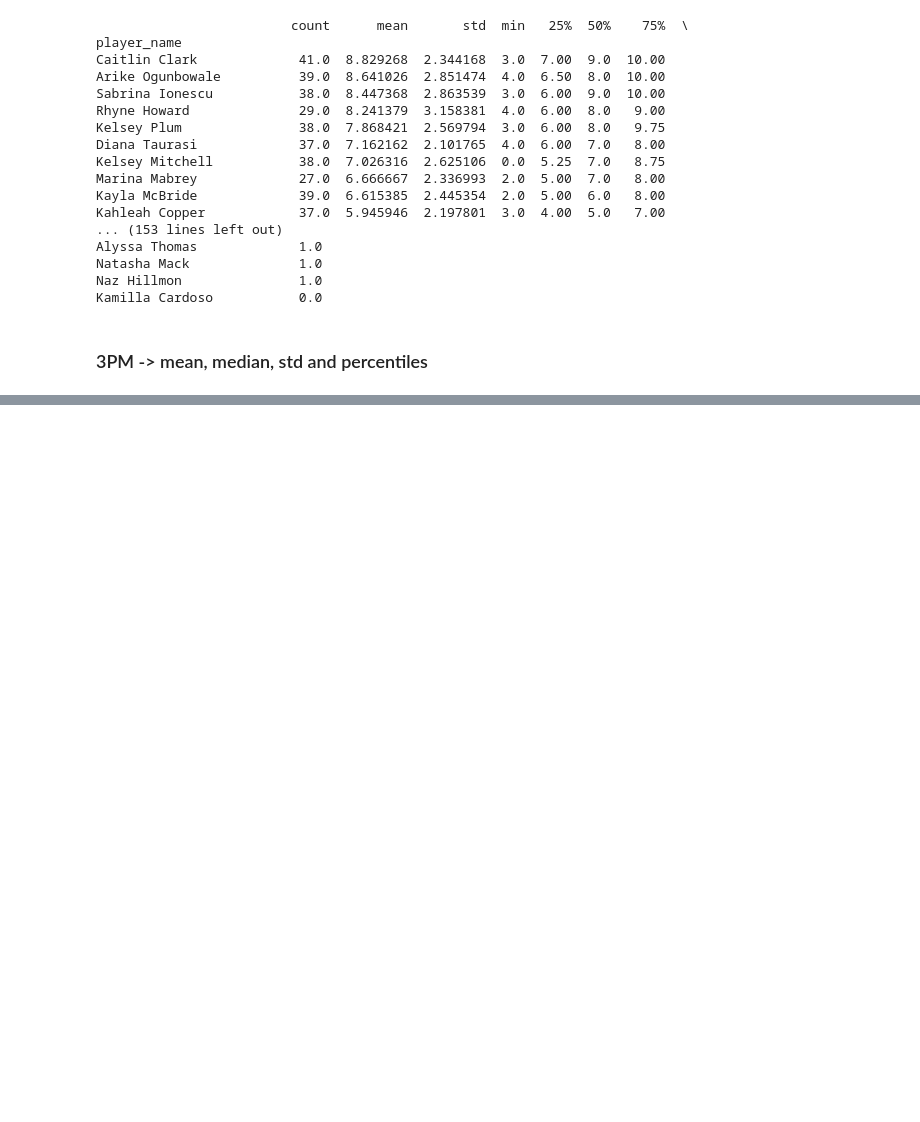
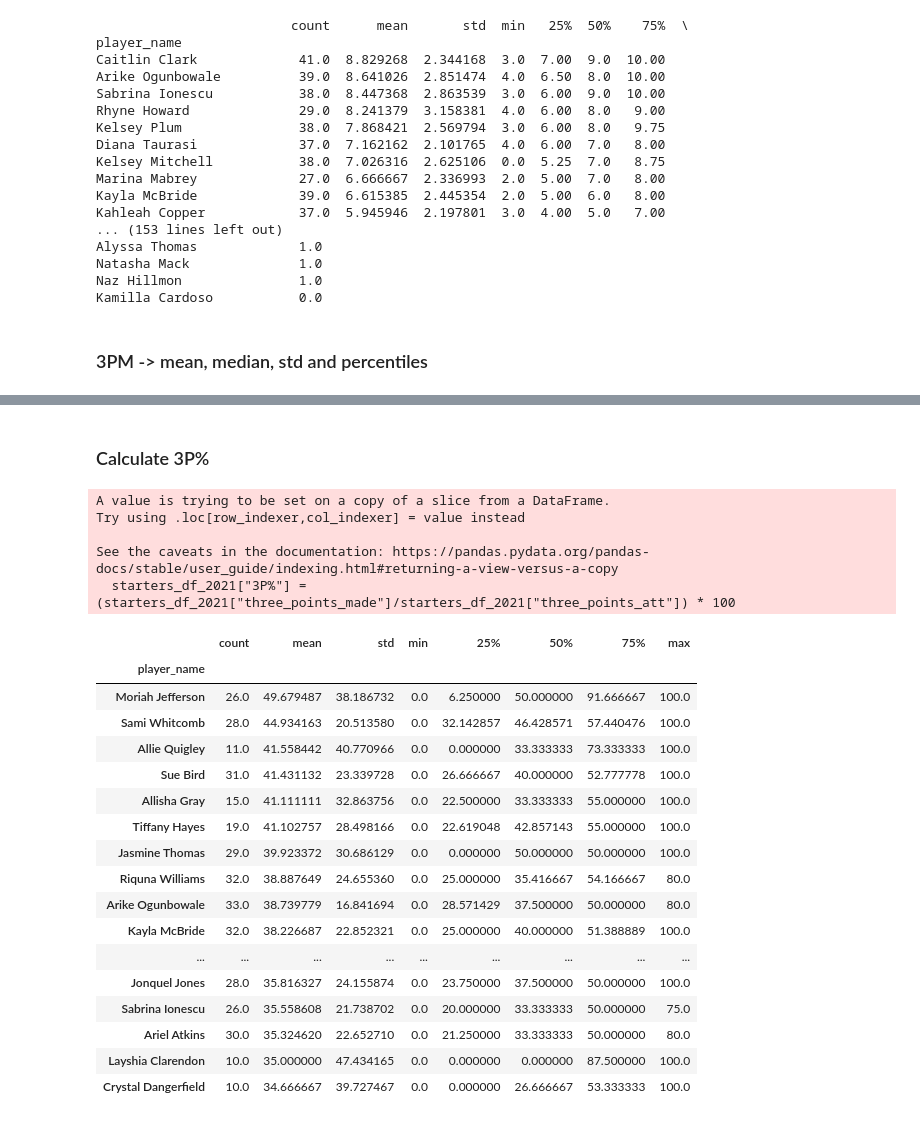
Before and after one commit to sequitria/Learning-Data-Science-via-Sports-Betting, a Jupyter notebook: summarise.ipynb, the cells around one changed output, grey strips where cells are left out. Cells and saved outputs as stored; diff of their text form; code cells hidden in the pictures; blank space fills up the shorter version.

Commit message:
Added minutes and 3P% for all seasons -> sorted by mean

```diff
--- a/summarise.ipynb
+++ b/summarise.ipynb
@@ -327,0 +417,29 @@ Naz Hillmon               19.0  0.000000  0.000000  0.0  0.00  0.0  0.00  0.0
+# %% [markdown]
+### Calculate 3P%
+# %%
+starters_df_2021["3P%"] = (starters_df_2021["three_points_made"]/starters_df_2021["three_points_att"]) * 100
+starters_df_2021.groupby("player_name")["3P%"].describe().query("count >= 10").sort_values("mean", ascending=False).head(20)
+# %% [output]
+A value is trying to be set on a copy of a slice from a DataFrame.
+Try using .loc[row_indexer,col_indexer] = value instead
+
+See the caveats in the documentation: https://pandas.pydata.org/pandas-docs/stable/user_guide/indexing.html#returning-a-view-versus-a-copy
+  starters_df_2021["3P%"] = (starters_df_2021["three_points_made"]/starters_df_2021["three_points_att"]) * 100
+|  | count | mean | std | min | 25% | 50% | 75% | max |
+| player_name |  |  |  |  |  |  |  |  |
+| Moriah Jefferson | 26.0 | 49.679487 | 38.186732 | 0.0 | 6.250000 | 50.000000 | 91.666667 | 100.0 |
+| Sami Whitcomb | 28.0 | 44.934163 | 20.513580 | 0.0 | 32.142857 | 46.428571 | 57.440476 | 100.0 |
+| Allie Quigley | 11.0 | 41.558442 | 40.770966 | 0.0 | 0.000000 | 33.333333 | 73.333333 | 100.0 |
+| Sue Bird | 31.0 | 41.431132 | 23.339728 | 0.0 | 26.666667 | 40.000000 | 52.777778 | 100.0 |
+| Allisha Gray | 15.0 | 41.111111 | 32.863756 | 0.0 | 22.500000 | 33.333333 | 55.000000 | 100.0 |
+| Tiffany Hayes | 19.0 | 41.102757 | 28.498166 | 0.0 | 22.619048 | 42.857143 | 55.000000 | 100.0 |
+| Jasmine Thomas | 29.0 | 39.923372 | 30.686129 | 0.0 | 0.000000 | 50.000000 | 50.000000 | 100.0 |
+| Riquna Williams | 32.0 | 38.887649 | 24.655360 | 0.0 | 25.000000 | 35.416667 | 54.166667 | 80.0 |
+| Arike Ogunbowale | 33.0 | 38.739779 | 16.841694 | 0.0 | 28.571429 | 37.500000 | 50.000000 | 80.0 |
+| Kayla McBride | 32.0 | 38.226687 | 22.852321 | 0.0 | 25.000000 | 40.000000 | 51.388889 | 100.0 |
+| ... | ... | ... | ... | ... | ... | ... | ... | ... |
+| Jonquel Jones | 28.0 | 35.816327 | 24.155874 | 0.0 | 23.750000 | 37.500000 | 50.000000 | 100.0 |
+| Sabrina Ionescu | 26.0 | 35.558608 | 21.738702 | 0.0 | 20.000000 | 33.333333 | 50.000000 | 75.0 |
+| Ariel Atkins | 30.0 | 35.324620 | 22.652710 | 0.0 | 21.250000 | 33.333333 | 50.000000 | 80.0 |
+| Layshia Clarendon | 10.0 | 35.000000 | 47.434165 | 0.0 | 0.000000 | 0.000000 | 87.500000 | 100.0 |
+| Crystal Dangerfield | 10.0 | 34.666667 | 39.727467 | 0.0 | 0.000000 | 26.666667 | 53.333333 | 100.0 |
```
Also changed, not shown: parts of 12 cells of this notebook.
